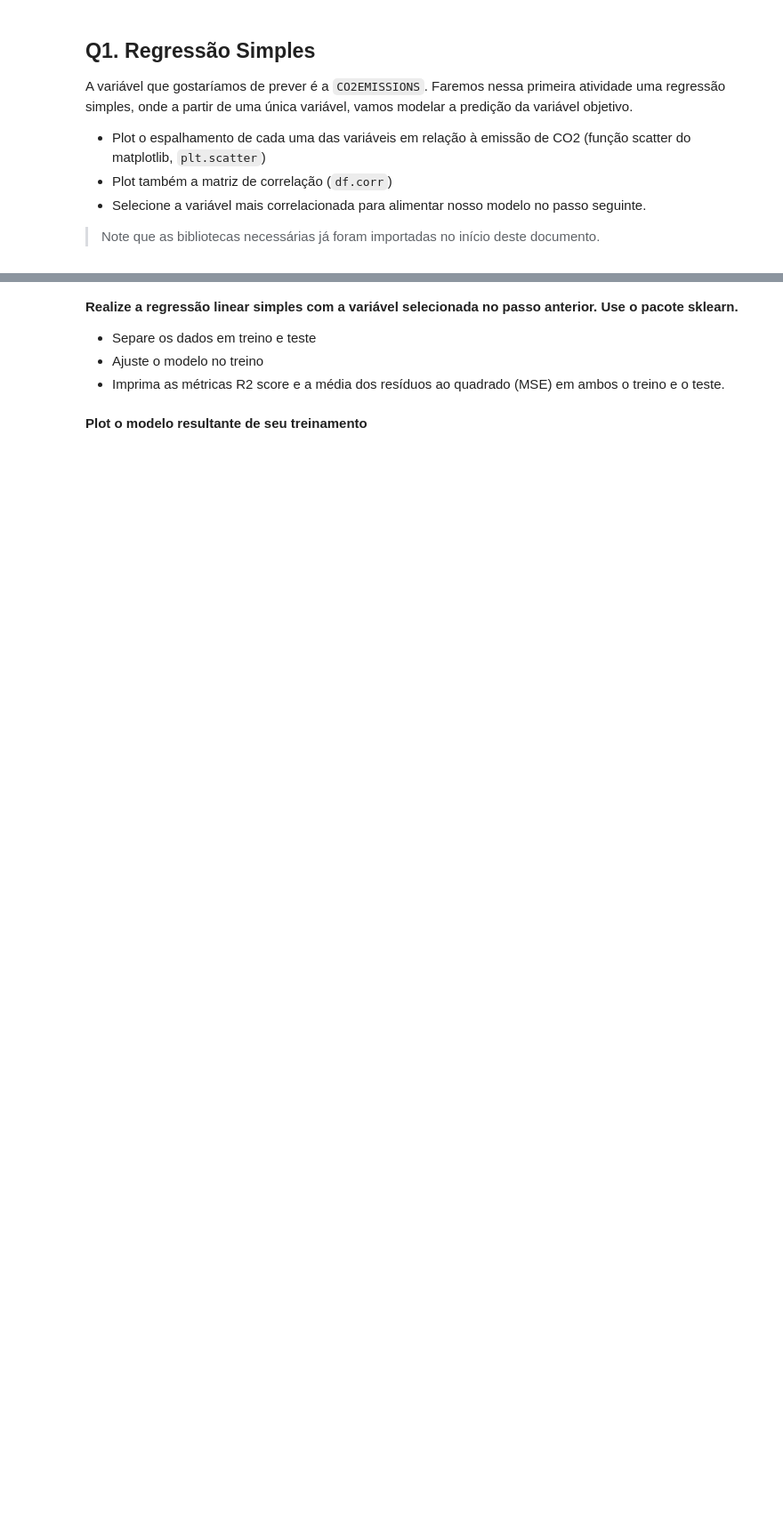
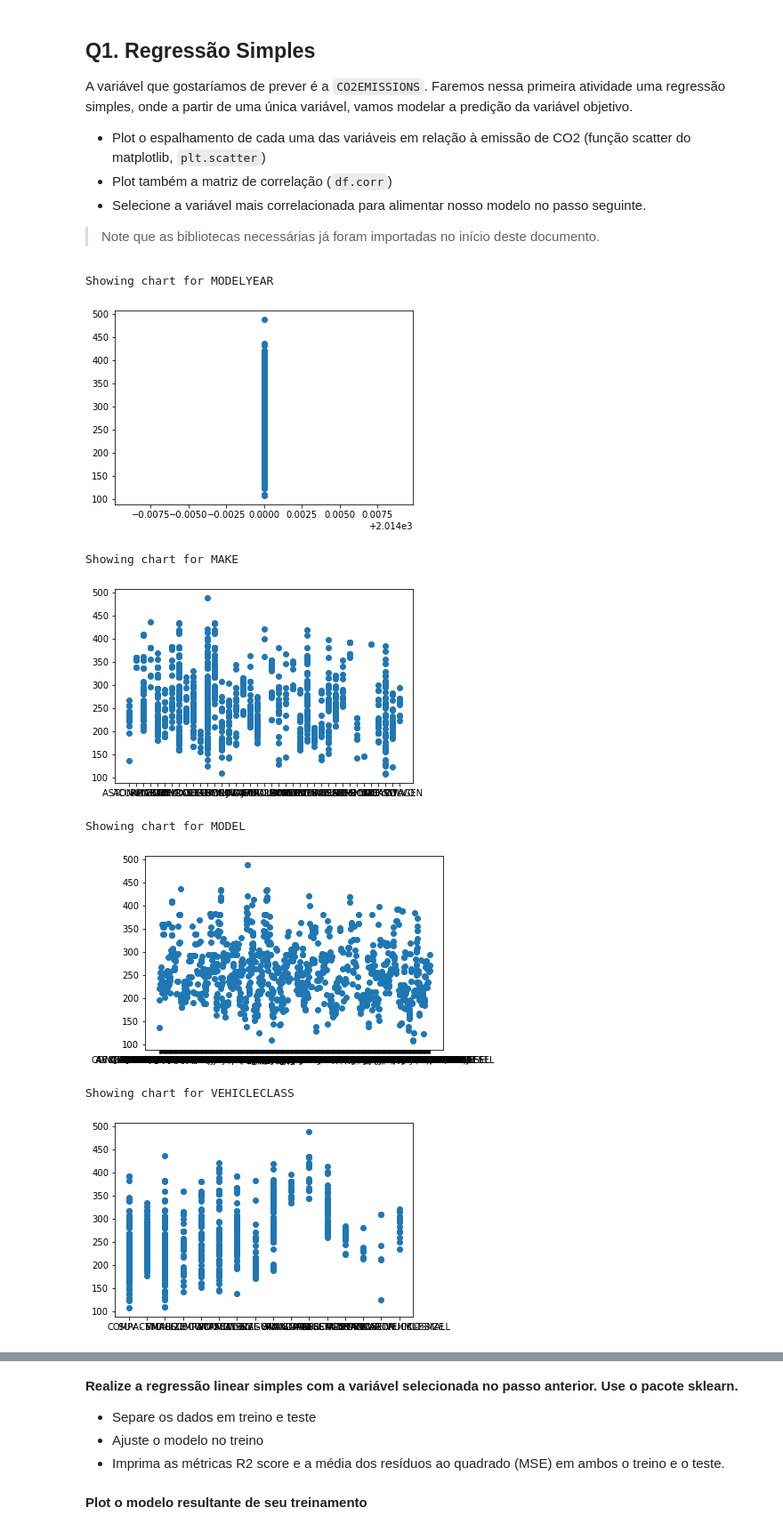
Before and after one commit to RafaelAmauri/Inteligencia-Artificial, a Jupyter notebook: Atividade 6 - Regressão Linear/Exercício_Regressão.ipynb, the cells around one changed output, grey strips where cells are left out. Shown at 89% size. Drawn from its saved outputs; the diff is of its cells as text; code cells hidden in the pictures; blank space fills up the shorter version.

```diff
--- a/Atividade 6 - Regressão Linear/Exercício_Regressão.ipynb
+++ b/Atividade 6 - Regressão Linear/Exercício_Regressão.ipynb
@@ -76,0 +75,42 @@ A variável que gostaríamos de prever é a `CO2EMISSIONS`. Faremos nessa primei
+# %%
+import matplotlib.pyplot as plt
+import pandas as pd
+import numpy as np
+
+import sklearn.metrics
+from sklearn.linear_model import LinearRegression
+from sklearn.model_selection import train_test_split
+
+df = pd.read_csv("FuelConsumptionCo2.csv")
+
+'''
+LETRA A
+'''
+
+for column in df.columns[0:-1]:
+    print(f"Showing chart for {column}")
+    plt.scatter(df[column], df["CO2EMISSIONS"])
+    plt.show()
+
+'''
+LETRA B
+'''
+
+corr_matrix = df.corr().sort_values(by=['CO2EMISSIONS'], ascending=False)
+print(corr_matrix)
+
+
+'''
+Variável mais correlacionada:
+
+FUELCONSUMPTION_CITY
+'''
+# %% [output]
+Showing chart for MODELYEAR
+[figure, added]
+Showing chart for MAKE
+[figure, added]
+Showing chart for MODEL
+[figure, added]
+Showing chart for VEHICLECLASS
+[figure, added]
```
Also changed, not shown: parts of 5 cells of this notebook, 1 other file.
